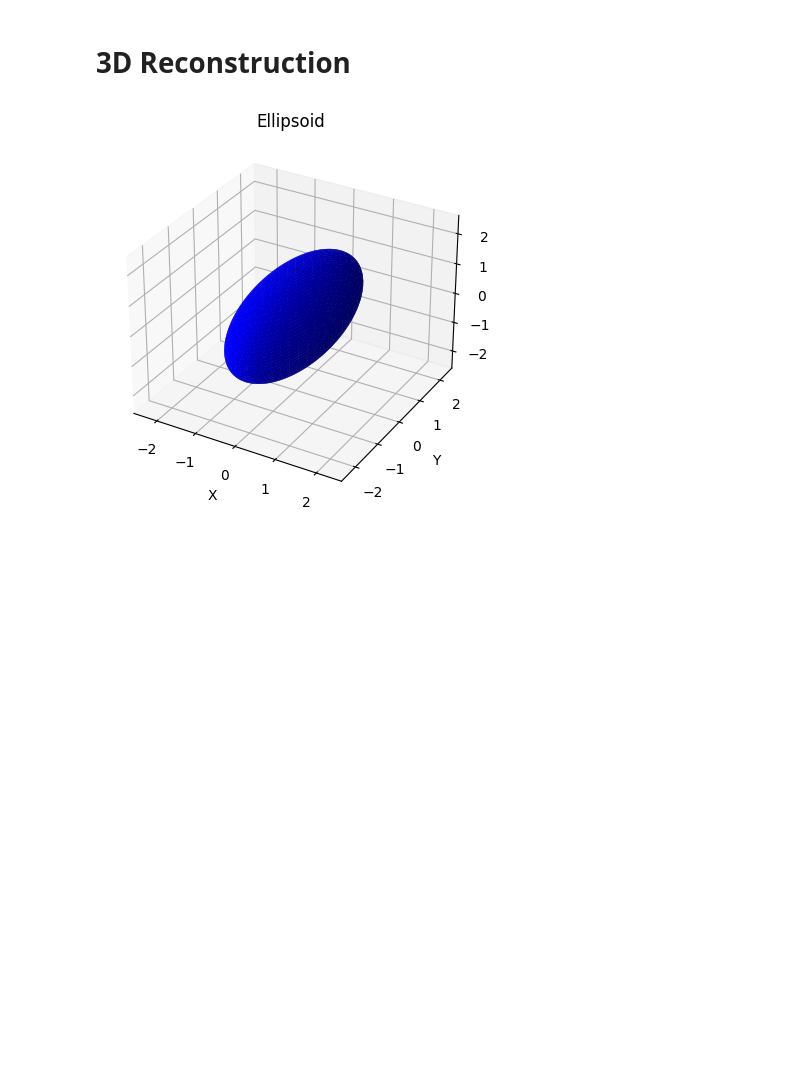
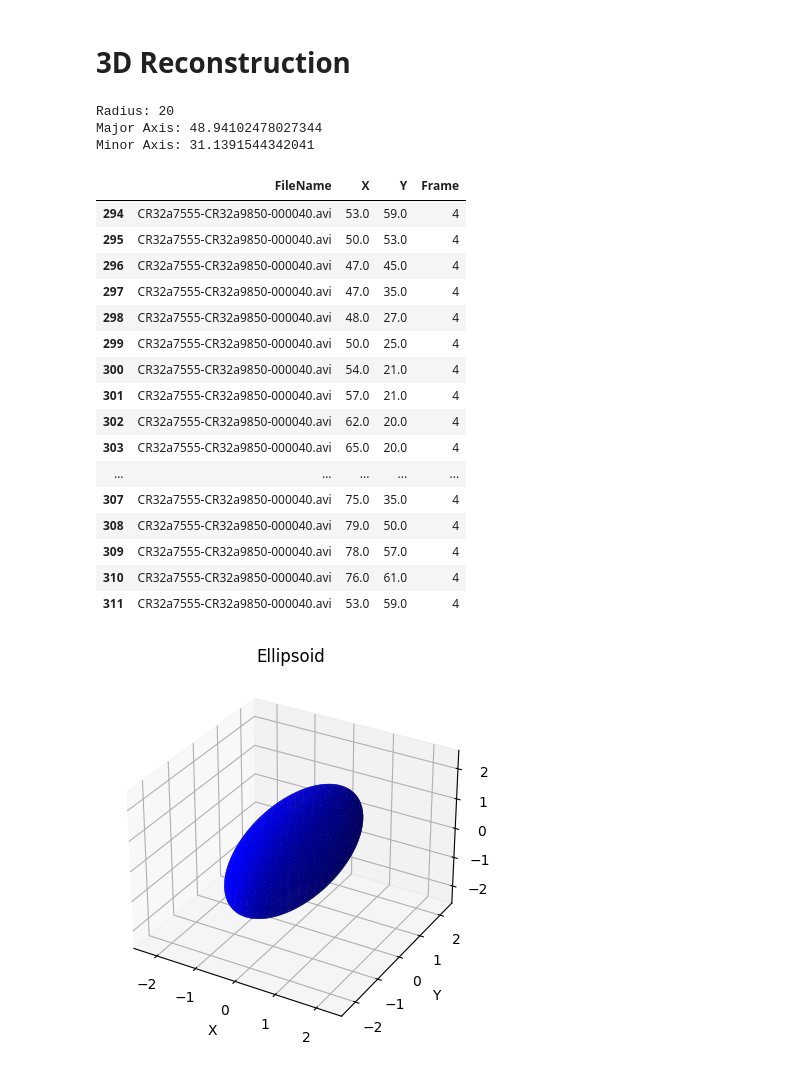
Before and after one commit to ufbfung/cardiac-3d-reconstruction, a Jupyter notebook: 3d_reconstruction_left_ventricle.ipynb, the cells around one changed output. Drawn from its saved outputs; the diff is of its cells as text; code cells hidden in the pictures; blank space fills up the shorter version.

```diff
--- a/3d_reconstruction_left_ventricle.ipynb
+++ b/3d_reconstruction_left_ventricle.ipynb
@@ -497,6 +565,38 @@ A4C filename: CR32a7555-CR32a9850-000040.avi
 [figure]
 # %% [markdown]
 # 3D Reconstruction
+# %%
+# Pick a a4c and psax video for testing
+a4c = 'CR32a7555-CR32a9850-000040.avi'
+psax = 'CR32a7555-CR32a9850-000035.avi'
+
+# Retrieve calculated parameters from cross-sections
+psax_edv, psax_esv, psax_radius = get_psax_volume_tracings(psax)
+a4c_edv, a4c_esv, a4c_major_axis, a4c_minor_axis = get_a4c_volume_tracings(a4c)
+
+# Check values
+a4c_edv
+# %% [output]
+Radius: 20
+Major Axis: 48.94102478027344
+Minor Axis: 31.1391544342041
+|  | FileName | X | Y | Frame |
+| 294 | CR32a7555-CR32a9850-000040.avi | 53.0 | 59.0 | 4 |
+| 295 | CR32a7555-CR32a9850-000040.avi | 50.0 | 53.0 | 4 |
+| 296 | CR32a7555-CR32a9850-000040.avi | 47.0 | 45.0 | 4 |
+| 297 | CR32a7555-CR32a9850-000040.avi | 47.0 | 35.0 | 4 |
+| 298 | CR32a7555-CR32a9850-000040.avi | 48.0 | 27.0 | 4 |
+| 299 | CR32a7555-CR32a9850-000040.avi | 50.0 | 25.0 | 4 |
+| 300 | CR32a7555-CR32a9850-000040.avi | 54.0 | 21.0 | 4 |
+| 301 | CR32a7555-CR32a9850-000040.avi | 57.0 | 21.0 | 4 |
+| 302 | CR32a7555-CR32a9850-000040.avi | 62.0 | 20.0 | 4 |
+| 303 | CR32a7555-CR32a9850-000040.avi | 65.0 | 20.0 | 4 |
+| ... | ... | ... | ... | ... |
+| 307 | CR32a7555-CR32a9850-000040.avi | 75.0 | 35.0 | 4 |
+| 308 | CR32a7555-CR32a9850-000040.avi | 79.0 | 50.0 | 4 |
+| 309 | CR32a7555-CR32a9850-000040.avi | 78.0 | 57.0 | 4 |
+| 310 | CR32a7555-CR32a9850-000040.avi | 76.0 | 61.0 | 4 |
+| 311 | CR32a7555-CR32a9850-000040.avi | 53.0 | 59.0 | 4 |
 # %%
 import matplotlib.pyplot as plt
 import numpy as np
```
Also changed, not shown: parts of 10 cells of this notebook.
